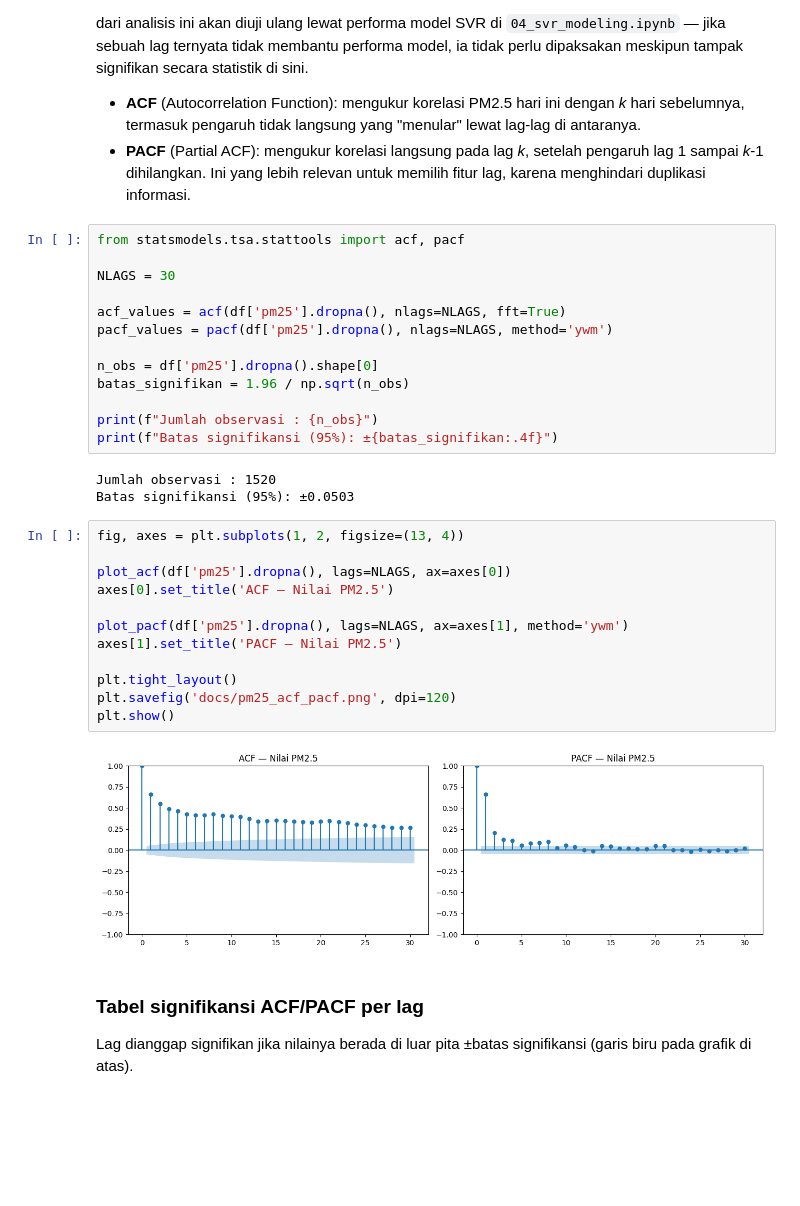
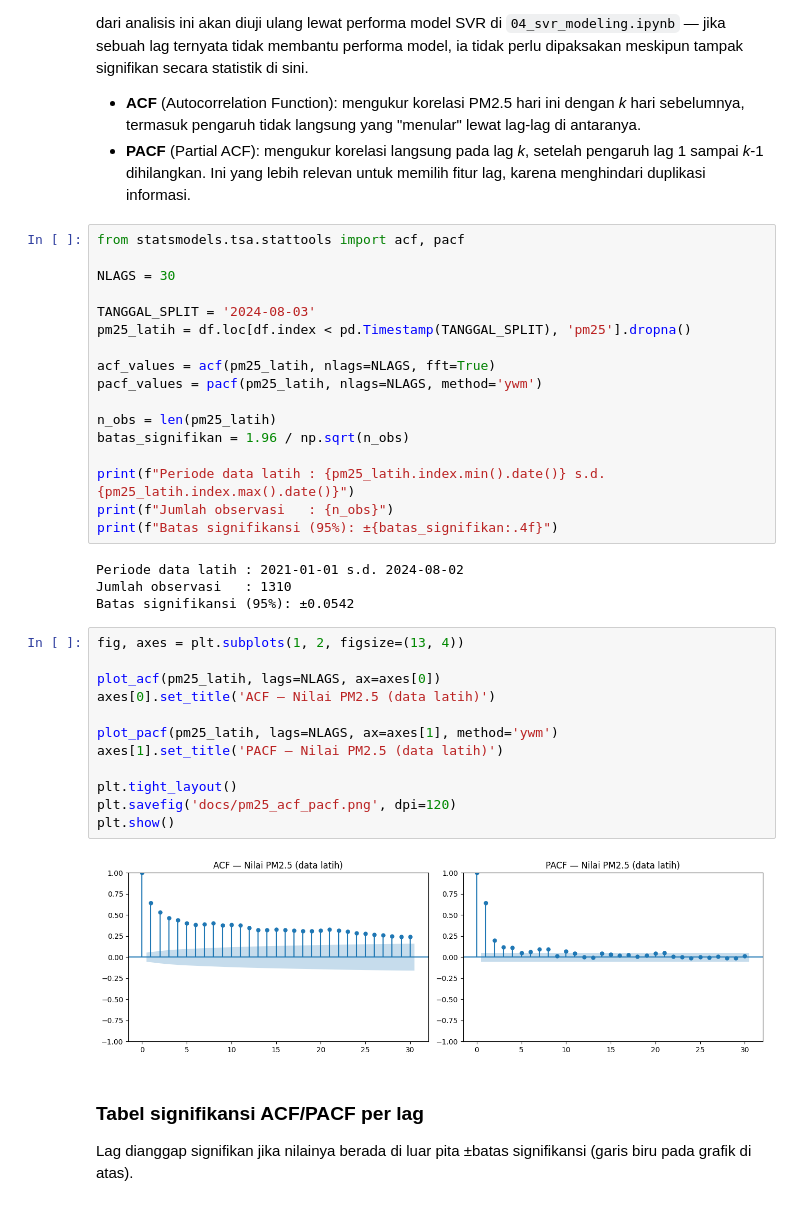
Before and after one commit to YudhaAlfarizi/jakarta-pm25-svr-forecasting, a Jupyter notebook: 02_eda.ipynb, the cells around one changed output. Drawn from its saved outputs; the diff is of its cells as text; blank space fills up the shorter version.

```diff
--- a/02_eda.ipynb
+++ b/02_eda.ipynb
@@ -241,31 +239,36 @@ from statsmodels.tsa.stattools import acf, pacf
 
 NLAGS = 30
 
-acf_values = acf(df['pm25'].dropna(), nlags=NLAGS, fft=True)
-pacf_values = pacf(df['pm25'].dropna(), nlags=NLAGS, method='ywm')
+TANGGAL_SPLIT = '2024-08-03'
+pm25_latih = df.loc[df.index < pd.Timestamp(TANGGAL_SPLIT), 'pm25'].dropna()
 
-n_obs = df['pm25'].dropna().shape[0]
+acf_values = acf(pm25_latih, nlags=NLAGS, fft=True)
+pacf_values = pacf(pm25_latih, nlags=NLAGS, method='ywm')
+
+n_obs = len(pm25_latih)
 batas_signifikan = 1.96 / np.sqrt(n_obs)
 
-print(f"Jumlah observasi : {n_obs}")
+print(f"Periode data latih : {pm25_latih.index.min().date()} s.d. {pm25_latih.index.max().date()}")
+print(f"Jumlah observasi   : {n_obs}")
 print(f"Batas signifikansi (95%): ±{batas_signifikan:.4f}")
 # %% [output]
-Jumlah observasi : 1520
-Batas signifikansi (95%): ±0.0503
+Periode data latih : 2021-01-01 s.d. 2024-08-02
+Jumlah observasi   : 1310
+Batas signifikansi (95%): ±0.0542
 # %%
 fig, axes = plt.subplots(1, 2, figsize=(13, 4))
 
-plot_acf(df['pm25'].dropna(), lags=NLAGS, ax=axes[0])
-axes[0].set_title('ACF — Nilai PM2.5')
+plot_acf(pm25_latih, lags=NLAGS, ax=axes[0])
+axes[0].set_title('ACF — Nilai PM2.5 (data latih)')
 
-plot_pacf(df['pm25'].dropna(), lags=NLAGS, ax=axes[1], method='ywm')
-axes[1].set_title('PACF — Nilai PM2.5')
+plot_pacf(pm25_latih, lags=NLAGS, ax=axes[1], method='ywm')
+axes[1].set_title('PACF — Nilai PM2.5 (data latih)')
 
 plt.tight_layout()
 plt.savefig('docs/pm25_acf_pacf.png', dpi=120)
 plt.show()
 # %% [output]
-[figure, old version]
+[figure, new version]
 # %% [markdown]
 ### Tabel signifikansi ACF/PACF per lag
 
```
Also changed, not shown: parts of 7 cells of this notebook.
